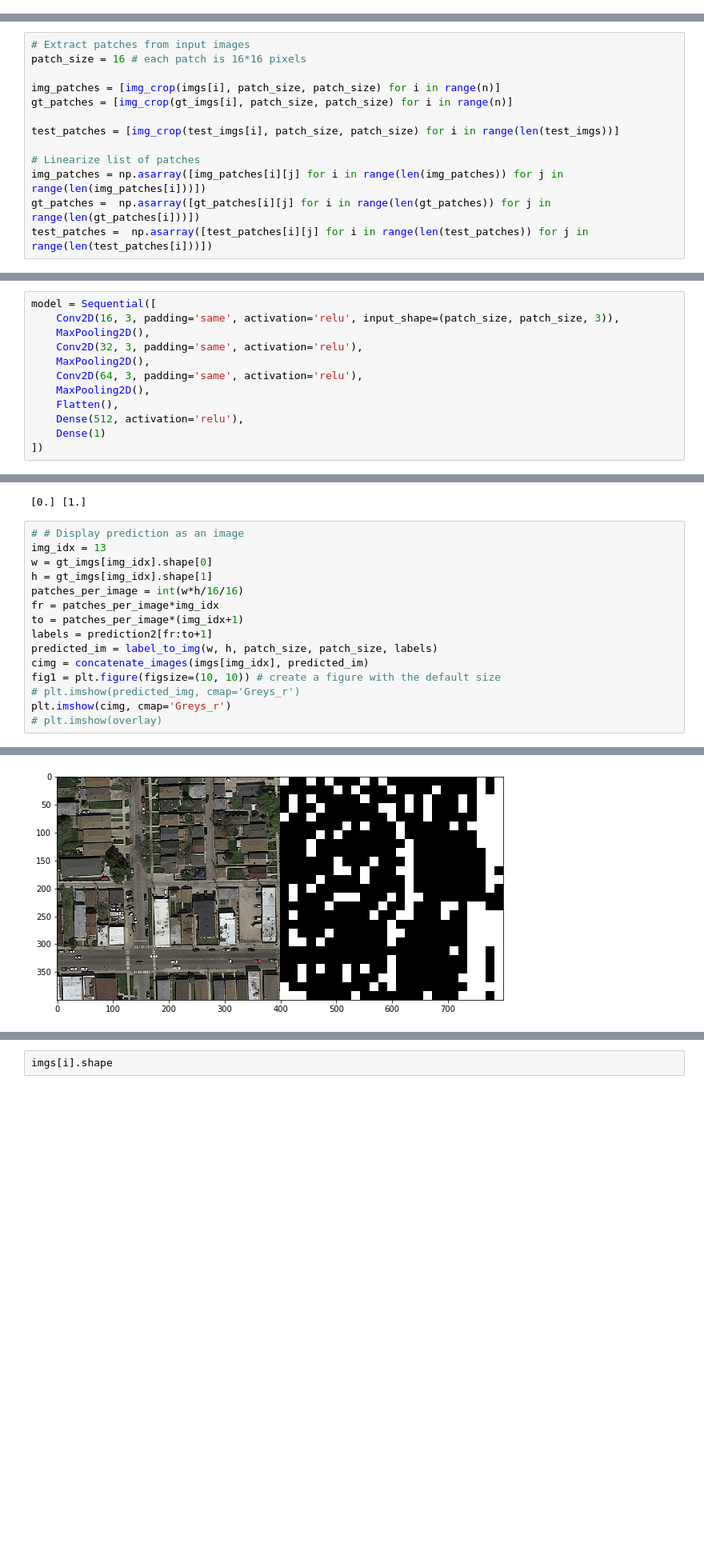
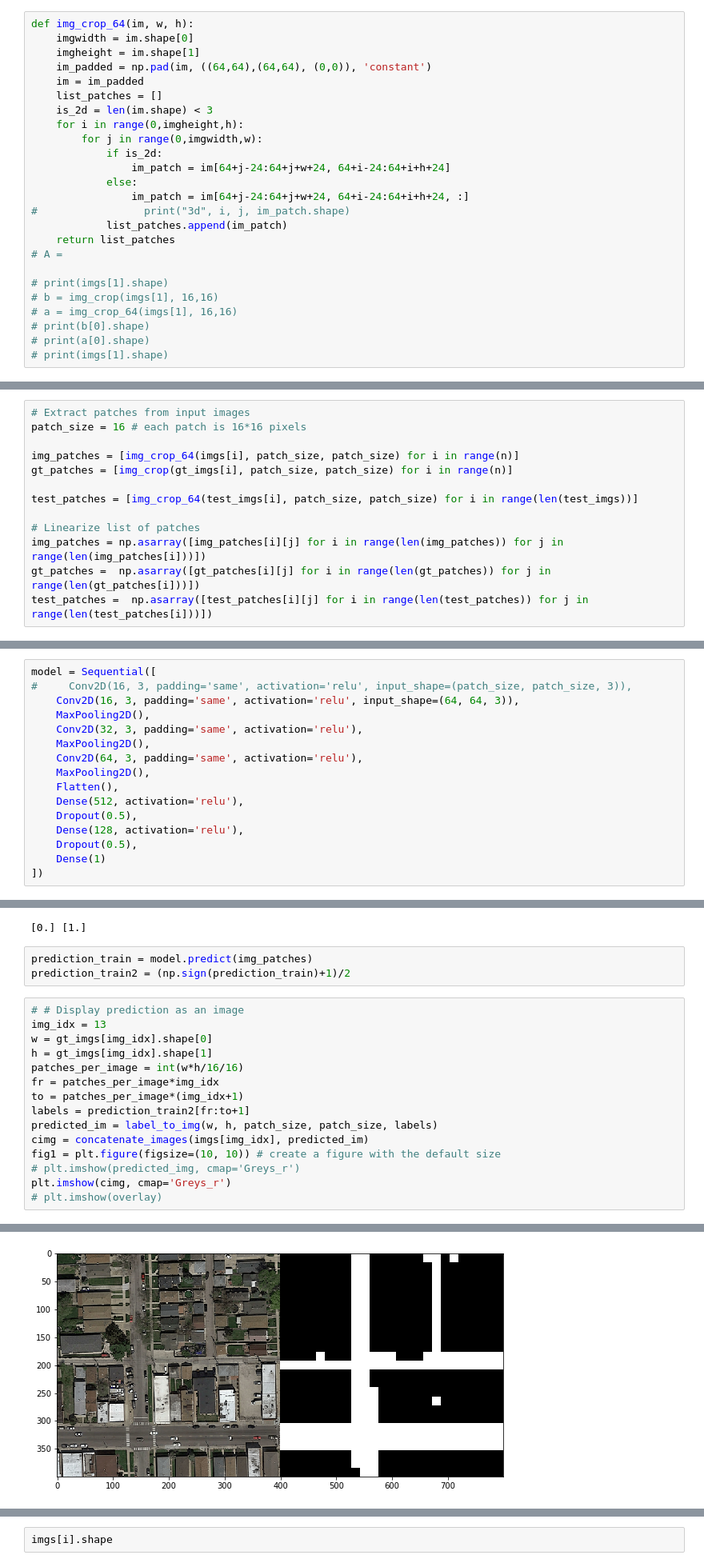
Before and after one commit to matejsladek/CIL_street, a Jupyter notebook: code/patch_based/main.ipynb, the cells around one changed output, grey strips where cells are left out. Shown at 80% size. Cells and saved outputs as stored; diff of their text form; blank space fills up the shorter version.

Commit message:
patches 64x64

```diff
--- a/code/patch_based/main.ipynb
+++ b/code/patch_based/main.ipynb
@@ -58,6 +61,31 @@ def img_crop(im, w, h):
                 im_patch = im[j:j+w, i:i+h, :]
             list_patches.append(im_patch)
     return list_patches
+# %%
+def img_crop_64(im, w, h):
+    imgwidth = im.shape[0]
+    imgheight = im.shape[1]
+    im_padded = np.pad(im, ((64,64),(64,64), (0,0)), 'constant')
+    im = im_padded
+    list_patches = []
+    is_2d = len(im.shape) < 3
+    for i in range(0,imgheight,h):
+        for j in range(0,imgwidth,w):
+            if is_2d:
+                im_patch = im[64+j-24:64+j+w+24, 64+i-24:64+i+h+24]
+            else:
+                im_patch = im[64+j-24:64+j+w+24, 64+i-24:64+i+h+24, :]
+#                 print("3d", i, j, im_patch.shape)
+            list_patches.append(im_patch)
+    return list_patches
+# A =
+
+# print(imgs[1].shape)
+# b = img_crop(imgs[1], 16,16)
+# a = img_crop_64(imgs[1], 16,16)
+# print(b[0].shape)
+# print(a[0].shape)
+# print(imgs[1].shape)
 # %%
 # Convert array of labels to an image
 
@@ -130,10 +158,10 @@ plt.imshow(cimg, cmap='Greys_r')
 # Extract patches from input images
 patch_size = 16 # each patch is 16*16 pixels
 
-img_patches = [img_crop(imgs[i], patch_size, patch_size) for i in range(n)]
+img_patches = [img_crop_64(imgs[i], patch_size, patch_size) for i in range(n)]
 gt_patches = [img_crop(gt_imgs[i], patch_size, patch_size) for i in range(n)]
 
-test_patches = [img_crop(test_imgs[i], patch_size, patch_size) for i in range(len(test_imgs))]
+test_patches = [img_crop_64(test_imgs[i], patch_size, patch_size) for i in range(len(test_imgs))]
 
 # Linearize list of patches
 img_patches = np.asarray([img_patches[i][j] for i in range(len(img_patches)) for j in range(len(img_patches[i]))])
@@ -167,6 +195,7 @@ X_train.shape, X_test.shape, y_train.shape, y_test.shape
 # %%
 model = Sequential([
-    Conv2D(16, 3, padding='same', activation='relu', input_shape=(patch_size, patch_size, 3)),
+#     Conv2D(16, 3, padding='same', activation='relu', input_shape=(patch_size, patch_size, 3)),
+    Conv2D(16, 3, padding='same', activation='relu', input_shape=(64, 64, 3)),
     MaxPooling2D(),
     Conv2D(32, 3, padding='same', activation='relu'),
     MaxPooling2D(),
@@ -174,6 +203,9 @@ model = Sequential([
     MaxPooling2D(),
     Flatten(),
     Dense(512, activation='relu'),
+    Dropout(0.5),
+    Dense(128, activation='relu'),
+    Dropout(0.5),
     Dense(1)
 ])
 # %%
@@ -252,24 +271,27 @@ prediction2 = (np.sign(prediction)+1)/2
 print(min(prediction2), max(prediction2))
 # %% [output]
 [0.] [1.]
+# %%
+prediction_train = model.predict(img_patches)
+prediction_train2 = (np.sign(prediction_train)+1)/2
 # %%
 # # Display prediction as an image
 img_idx = 13
 w = gt_imgs[img_idx].shape[0]
 h = gt_imgs[img_idx].shape[1]
 patches_per_image = int(w*h/16/16)
 fr = patches_per_image*img_idx
 to = patches_per_image*(img_idx+1)
-labels = prediction2[fr:to+1]
+labels = prediction_train2[fr:to+1]
 predicted_im = label_to_img(w, h, patch_size, patch_size, labels)
 cimg = concatenate_images(imgs[img_idx], predicted_im)
 fig1 = plt.figure(figsize=(10, 10)) # create a figure with the default size
 # plt.imshow(predicted_img, cmap='Greys_r')
 plt.imshow(cimg, cmap='Greys_r')
 # plt.imshow(overlay)
 # %% [output]
 <matplotlib.image.AxesImage at 0x...>
-[figure, old version]
+[figure, new version]
 # %%
 result_dir = repo_dir + "code/patch_based/results/"
 prediction_dir = result_dir + "prediction/"
```
Also changed, not shown: parts of 10 cells of this notebook.
